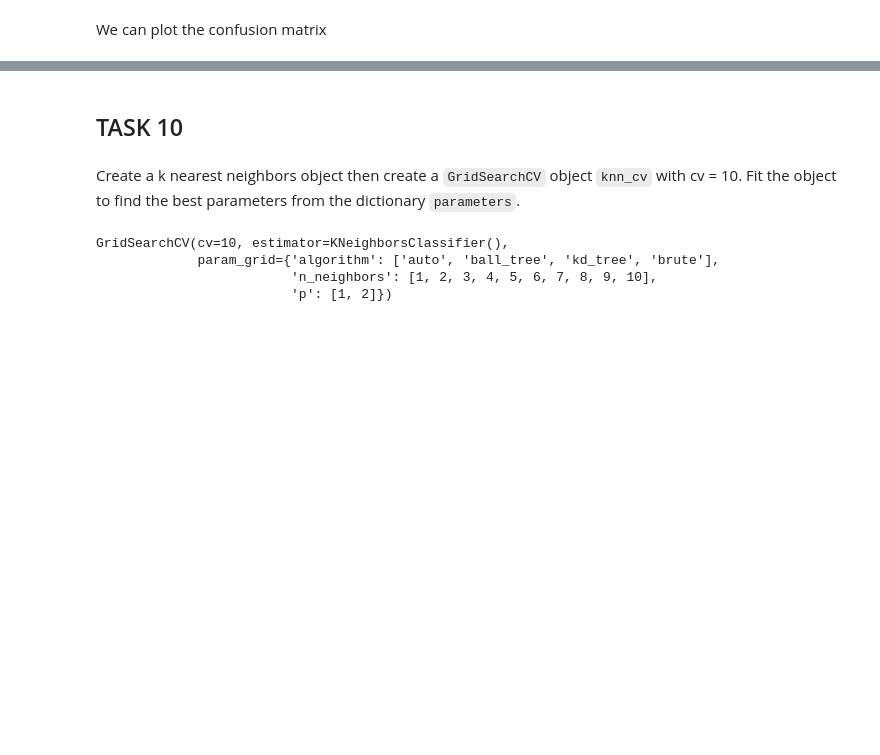
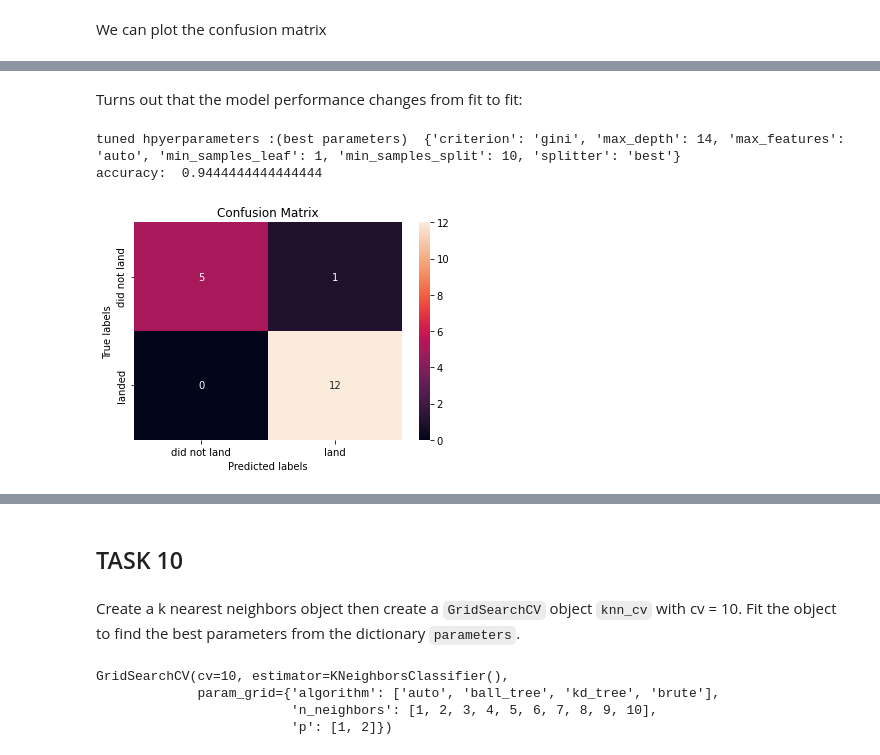
Before and after one commit to prombi/IBM-Capstone-Project, a Jupyter notebook: 08 - SpaceX_Machine Learning Prediction_Part_5.ipynb, the cells around one changed output, grey strips where cells are left out. Drawn from its saved outputs; the diff is of its cells as text; code cells hidden in the pictures; blank space fills up the shorter version.

```diff
--- a/08 - SpaceX_Machine Learning Prediction_Part_5.ipynb
+++ b/08 - SpaceX_Machine Learning Prediction_Part_5.ipynb
@@ -342,0 +322,12 @@ plot_confusion_matrix(Y_test,yhat)
+# %% [markdown]
+Turns out that the model performance changes from fit to fit:
+# %%
+best_tree_cv = tree_cv
+print("tuned hpyerparameters :(best parameters) ",best_tree_cv.best_params_)
+print("accuracy: ", best_tree_cv.score(X_test, Y_test))
+yhat = best_tree_cv.predict(X_test)
+plot_confusion_matrix(Y_test,yhat)
+# %% [output]
+tuned hpyerparameters :(best parameters)  {'criterion': 'gini', 'max_depth': 14, 'max_features': 'auto', 'min_samples_leaf': 1, 'min_samples_split': 10, 'splitter': 'best'}
+accuracy:  0.9444444444444444
+[figure, added]
```
Also changed, not shown: parts of 12 cells of this notebook, 5 other files.
